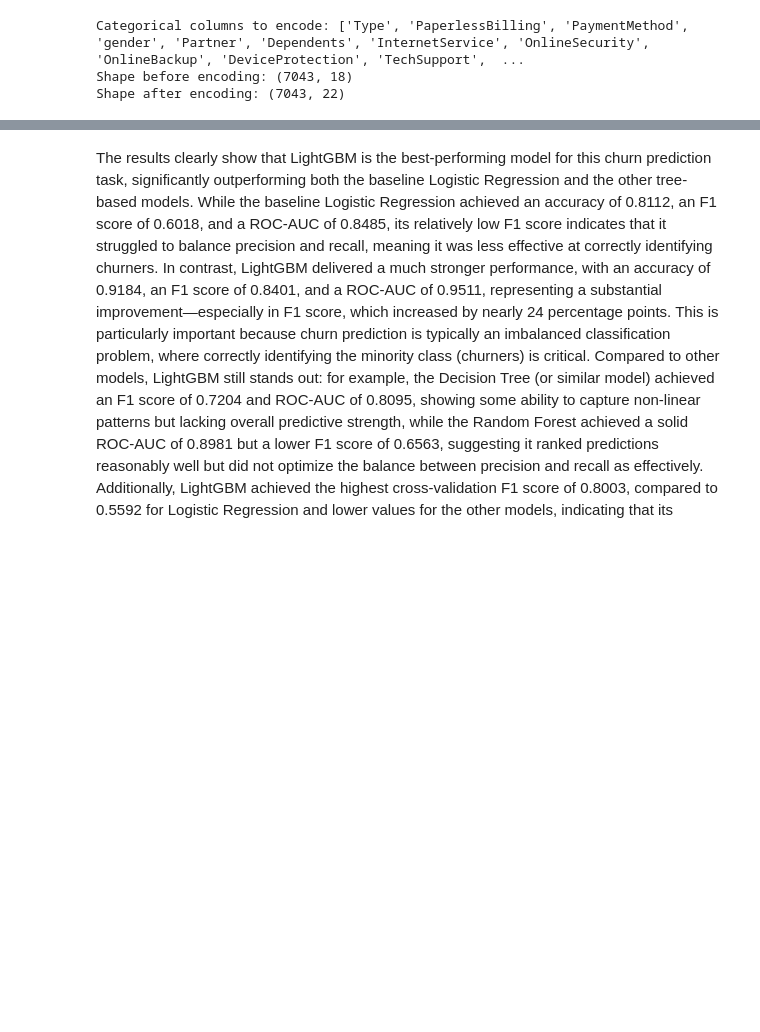
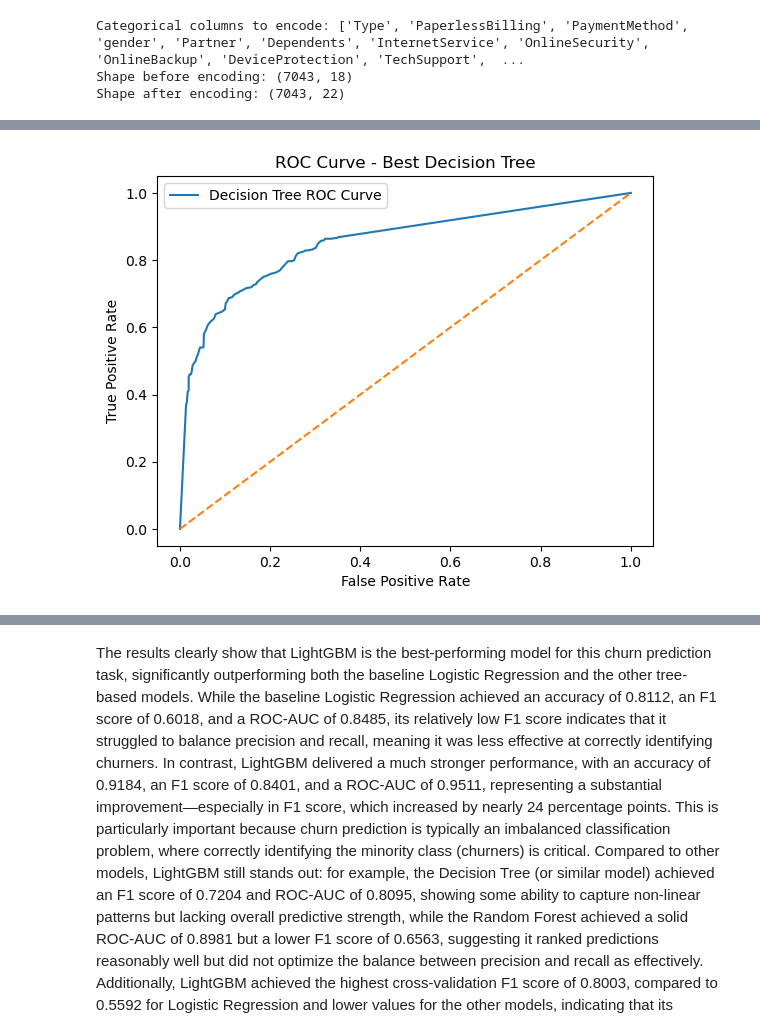
Before and after one commit to Mendelosdoba/TripleTen-Data-Science-Projects, a Jupyter notebook: Sprint 17 - Final Project/Churn Prediction.ipynb, the cells around one changed output, grey strips where cells are left out. Cells and saved outputs as stored; diff of their text form; code cells hidden in the pictures; blank space fills up the shorter version.

```diff
--- a/Sprint 17 - Final Project/Churn Prediction.ipynb
+++ b/Sprint 17 - Final Project/Churn Prediction.ipynb
@@ -633,0 +529,86 @@ Inference time: 0.1120 seconds
+# %%
+
+results = []
+
+for max_depth in [2, 3, 4, 5, 7, 10, None]:
+    for min_samples_split in [2, 5, 10, 20]:
+        for min_samples_leaf in [1, 2, 5, 10]:
+
+            model = DecisionTreeClassifier(
+                random_state=12345,
+                max_depth=max_depth,
+                min_samples_split=min_samples_split,
+                min_samples_leaf=min_samples_leaf,
+    class_weight='balanced'
+            )
+
+            start_time = time.time()
+            model.fit(X_train, y_train)
+            train_time = time.time() - start_time
+
+            start_time = time.time()
+            y_valid_pred = model.predict(X_valid)
+            y_valid_prob = model.predict_proba(X_valid)[:, 1]
+            inference_time = time.time() - start_time
+
+            results.append({
+                'max_depth': max_depth,
+                'min_samples_split': min_samples_split,
+                'min_samples_leaf': min_samples_leaf,
+                'accuracy_valid': accuracy_score(y_valid, y_valid_pred),
+                'f1_valid': f1_score(y_valid, y_valid_pred),
+                'roc_auc_valid': roc_auc_score(y_valid, y_valid_prob),
+                'train_time_sec': round(train_time, 4),
+                'inference_time_sec': round(inference_time, 4)
+            })
+
+results_df = pd.DataFrame(results).sort_values(by='f1_valid', ascending=False)
+
+print(results_df.head(10))
+
+best_row = results_df.iloc[0]
+
+best_depth = best_row['max_depth']
+
+# Convert pandas NaN back to Python None
+if pd.isna(best_depth):
+    best_depth = None
+else:
+    best_depth = int(best_depth)
+
+best_split = int(best_row['min_samples_split'])
+best_leaf = int(best_row['min_samples_leaf'])
+
+best_tree = DecisionTreeClassifier(
+    random_state=12345,
+    max_depth=best_depth,
+    min_samples_split=best_split,
+    min_samples_leaf=best_leaf,
+    class_weight='balanced'
+)
+
+best_tree.fit(X_train, y_train)
+
+y_valid_pred = best_tree.predict(X_valid)
+y_valid_prob = best_tree.predict_proba(X_valid)[:, 1]
+fpr, tpr, thresholds = roc_curve(y_valid, y_valid_prob)
+
+plt.figure()
+plt.plot(fpr, tpr, label='Decision Tree ROC Curve')
+plt.plot([0, 1], [0, 1], linestyle='--')  # random baseline
+plt.xlabel('False Positive Rate')
+plt.ylabel('True Positive Rate')
+plt.title('ROC Curve - Best Decision Tree')
+plt.legend()
+plt.show()
+
+print("="*50)
+print("Best Decision Tree model (based on validation set):")
+print(f"Parameters → max_depth={best_depth}, min_samples_split={best_split}, min_samples_leaf={best_leaf}")
+print(f"Validation Metrics → Accuracy={accuracy_score(y_valid, y_valid_pred):.4f}, F1={f1_score(y_valid, y_valid_pred):.4f}, ROC-AUC={roc_auc_score(y_valid, y_valid_prob):.4f}")
+print(f"Training Time → {best_row['train_time_sec']:.4f} seconds")
+print(f"Inference Time → {best_row['inference_time_sec']:.4f} seconds")
+print("Confusion matrix:")
+print(confusion_matrix(y_valid, y_valid_pred))
+print("="*50)
+# %% [output]
@@ -633,0 +632 @@ Inference time: 0.1120 seconds
+[figure, added]
```
Also changed, not shown: parts of 13 cells of this notebook.
